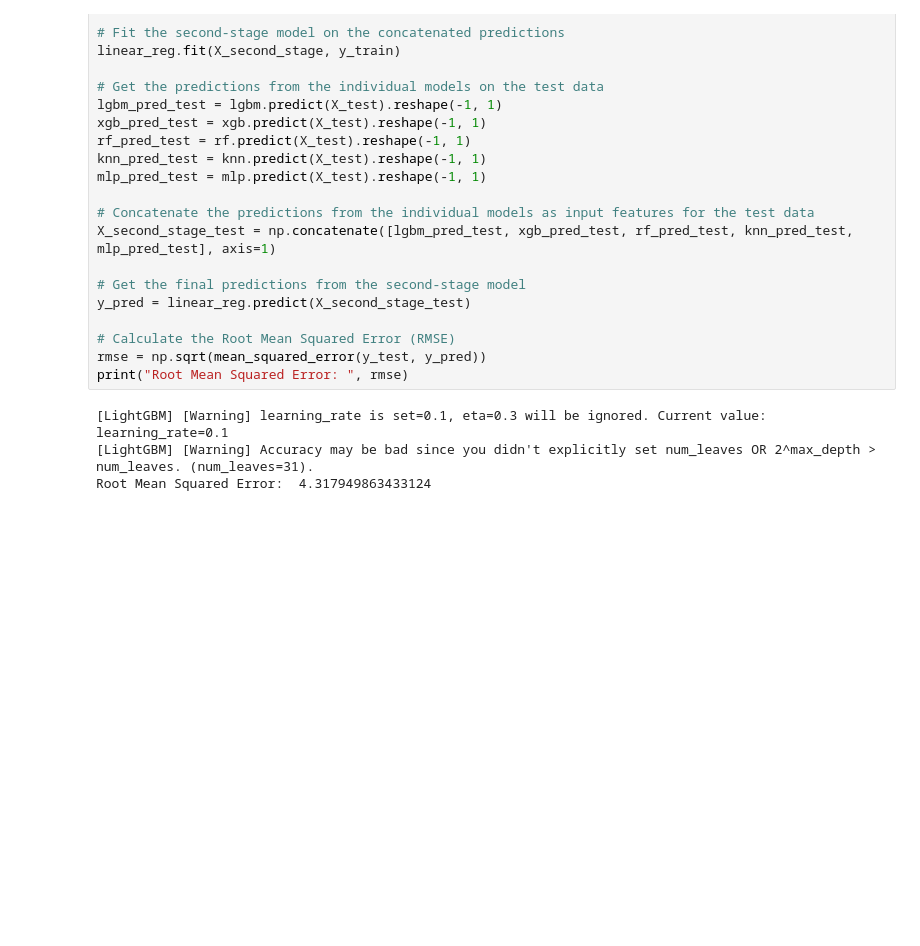
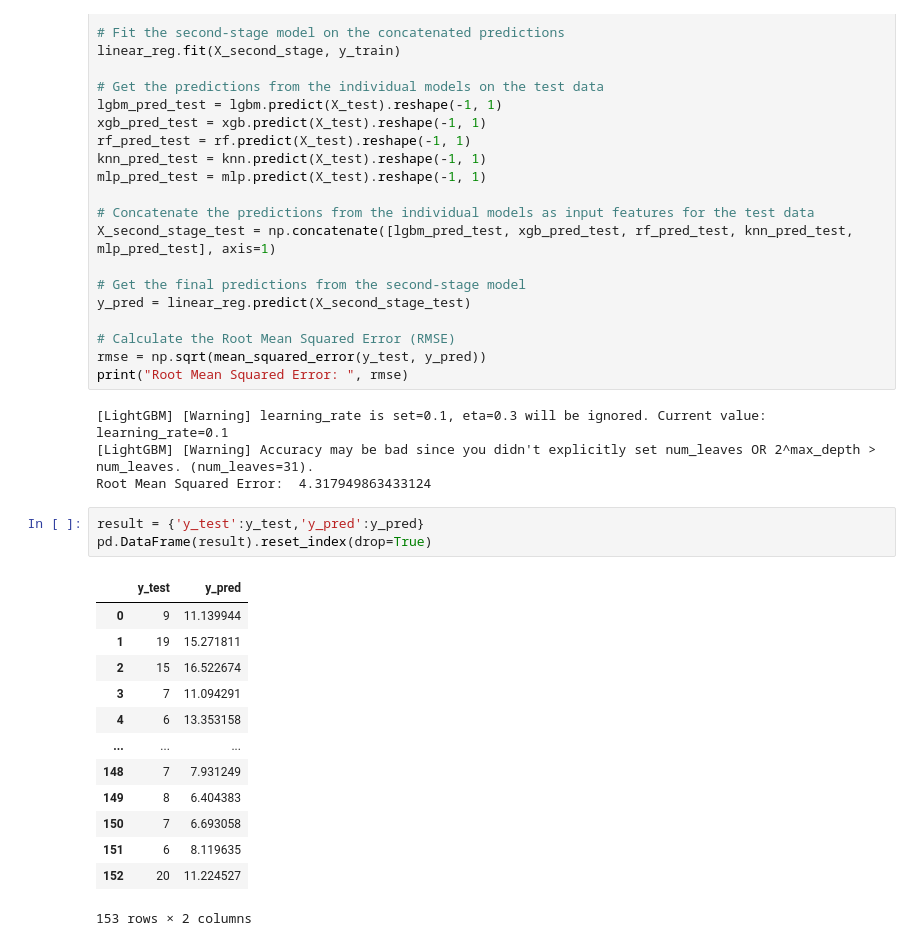
Before and after one commit to ho323/DemandForecasting, a Jupyter notebook: AI/demand/[Blending] Demand Forecasting Model v1.ipynb, the cells around one changed output. Drawn from its saved outputs; the diff is of its cells as text; blank space fills up the shorter version.

```diff
--- a/AI/demand/Demand Forecasting Model (Blending).ipynb
+++ b/AI/demand/[Blending] Demand Forecasting Model v1.ipynb
@@ -170,3 +170,20 @@ print("Root Mean Squared Error: ", rmse)
 [LightGBM] [Warning] learning_rate is set=0.1, eta=0.3 will be ignored. Current value: learning_rate=0.1
 [LightGBM] [Warning] Accuracy may be bad since you didn't explicitly set num_leaves OR 2^max_depth > num_leaves. (num_leaves=31).
 Root Mean Squared Error:  4.317949863433124
+# %%
+result = {'y_test':y_test,'y_pred':y_pred}
+pd.DataFrame(result).reset_index(drop=True)
+# %% [output]
+|  | y_test | y_pred |
+| 0 | 9 | 11.139944 |
+| 1 | 19 | 15.271811 |
+| 2 | 15 | 16.522674 |
+| 3 | 7 | 11.094291 |
+| 4 | 6 | 13.353158 |
+| ... | ... | ... |
+| 148 | 7 | 7.931249 |
+| 149 | 8 | 6.404383 |
+| 150 | 7 | 6.693058 |
+| 151 | 6 | 8.119635 |
+| 152 | 20 | 11.224527 |
+153 rows × 2 columns
```
Also changed, not shown: 1 other file.
